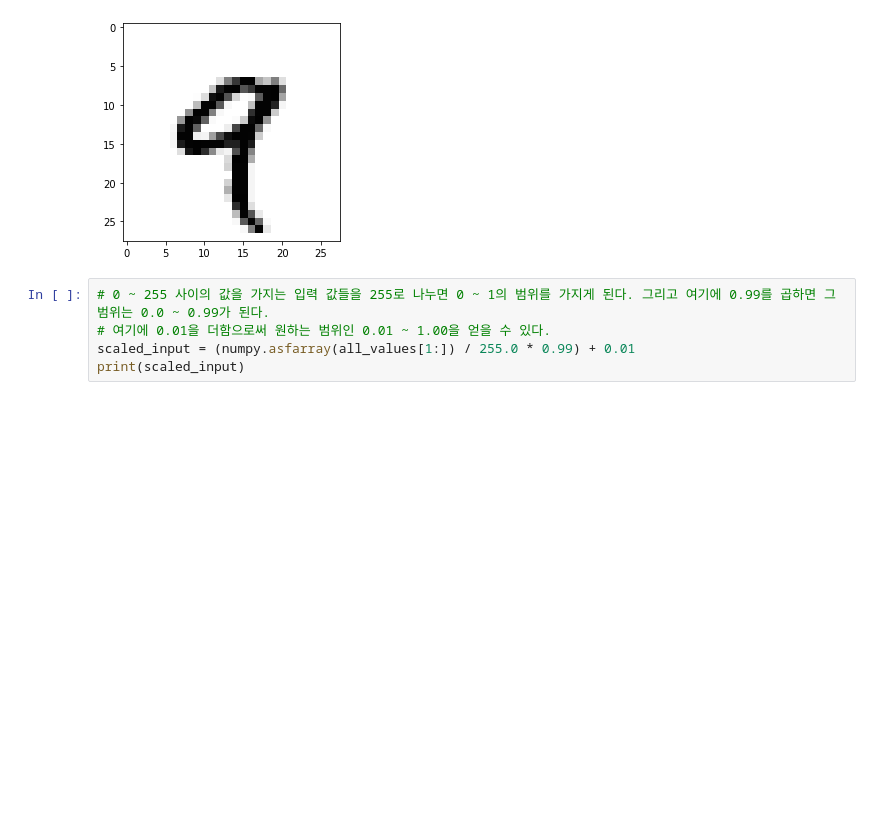
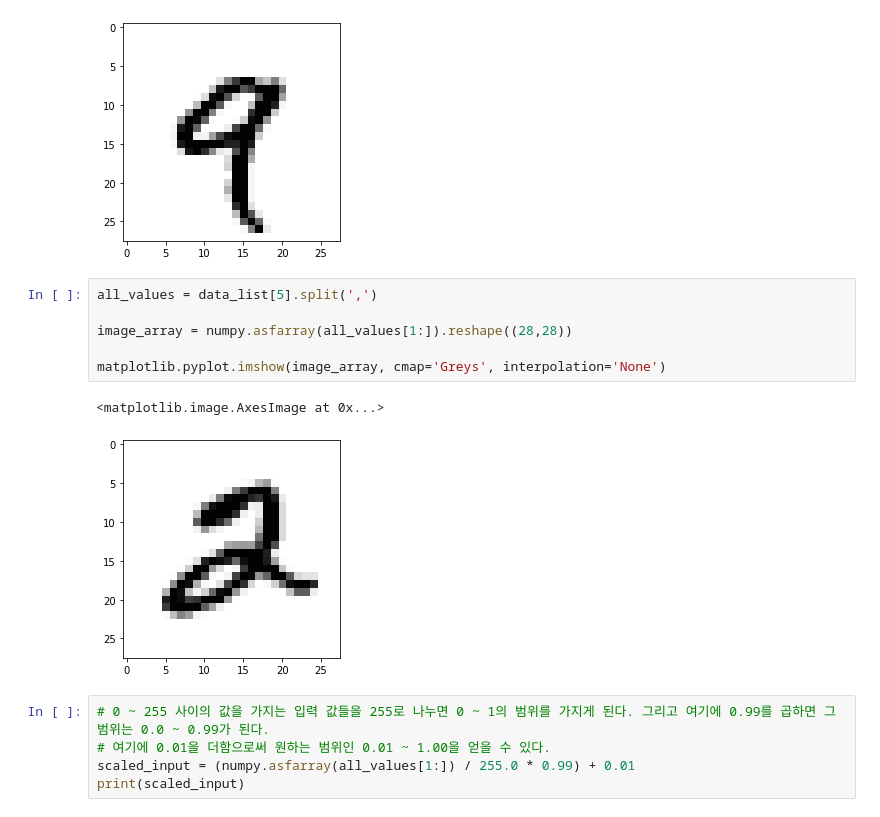
Before and after one commit to ElenaSSun/python, a Jupyter notebook: 신경망 첫걸음/MNIST 손글씨 데이터 인식하기.ipynb, the cells around one changed output. Drawn from its saved outputs; the diff is of its cells as text; blank space fills up the shorter version.

```diff
--- a/신경망 첫걸음/MNIST 손글씨 데이터 인식하기.ipynb
+++ b/신경망 첫걸음/MNIST 손글씨 데이터 인식하기.ipynb
@@ -88,6 +88,15 @@ matplotlib.pyplot.imshow(image_array, cmap='Greys', interpolation='None')
 # %% [output]
 <matplotlib.image.AxesImage at 0x...>
 [figure]
+# %%
+all_values = data_list[5].split(',')
+
+image_array = numpy.asfarray(all_values[1:]).reshape((28,28))
+
+matplotlib.pyplot.imshow(image_array, cmap='Greys', interpolation='None')
+# %% [output]
+<matplotlib.image.AxesImage at 0x...>
+[figure, added]
 # %%
 # 0 ~ 255 사이의 값을 가지는 입력 값들을 255로 나누면 0 ~ 1의 범위를 가지게 된다. 그리고 여기에 0.99를 곱하면 그 범위는 0.0 ~ 0.99가 된다.
 # 여기에 0.01을 더함으로써 원하는 범위인 0.01 ~ 1.00을 얻을 수 있다.
```
